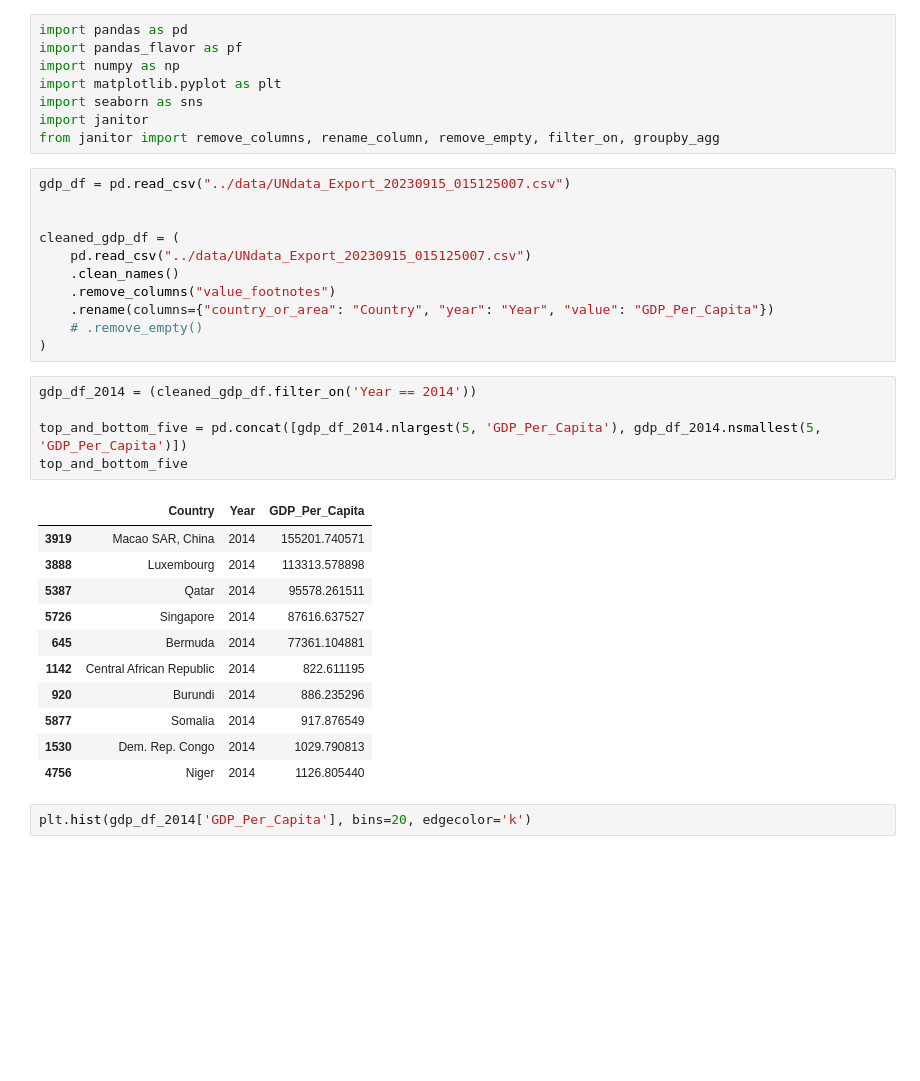
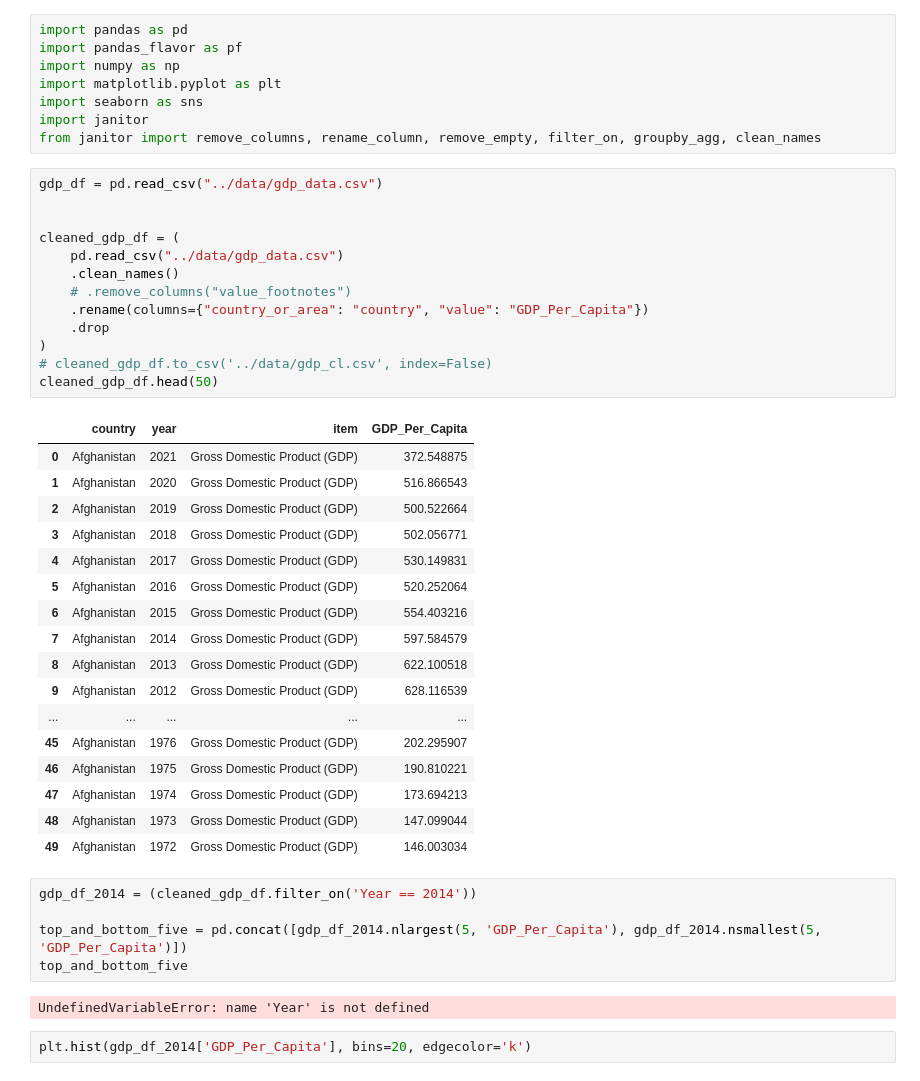
Before and after one commit to nss-data-science-cohort-7/un-exploration-shanks-t, a Jupyter notebook: notebooks/UN_Data_Exploration.ipynb, the cells around one changed output. Drawn from its saved outputs; the diff is of its cells as text; blank space fills up the shorter version.

```diff
--- a/notebooks/UN_Data_Exploration.ipynb
+++ b/notebooks/UN_Data_Exploration.ipynb
@@ -5,35 +5,45 @@ import numpy as np
 import matplotlib.pyplot as plt
 import seaborn as sns
 import janitor
-from janitor import remove_columns, rename_column, remove_empty, filter_on, groupby_agg
+from janitor import remove_columns, rename_column, remove_empty, filter_on, groupby_agg, clean_names
 # %%
-gdp_df = pd.read_csv("../data/UNdata_Export_20230915_015125007.csv")
+gdp_df = pd.read_csv("../data/gdp_data.csv")
 
 
 cleaned_gdp_df = (
-    pd.read_csv("../data/UNdata_Export_20230915_015125007.csv")
+    pd.read_csv("../data/gdp_data.csv")
     .clean_names()
-    .remove_columns("value_footnotes")
-    .rename(columns={"country_or_area": "Country", "year": "Year", "value": "GDP_Per_Capita"})
-    # .remove_empty()
+    # .remove_columns("value_footnotes")
+    .rename(columns={"country_or_area": "country", "value": "GDP_Per_Capita"})
+    .drop
 )
+# cleaned_gdp_df.to_csv('../data/gdp_cl.csv', index=False)
+cleaned_gdp_df.head(50)
+# %% [output]
+|  | country | year | item | GDP_Per_Capita |
+| 0 | Afghanistan | 2021 | Gross Domestic Product (GDP) | 372.548875 |
+| 1 | Afghanistan | 2020 | Gross Domestic Product (GDP) | 516.866543 |
+| 2 | Afghanistan | 2019 | Gross Domestic Product (GDP) | 500.522664 |
+| 3 | Afghanistan | 2018 | Gross Domestic Product (GDP) | 502.056771 |
+| 4 | Afghanistan | 2017 | Gross Domestic Product (GDP) | 530.149831 |
+| 5 | Afghanistan | 2016 | Gross Domestic Product (GDP) | 520.252064 |
+| 6 | Afghanistan | 2015 | Gross Domestic Product (GDP) | 554.403216 |
+| 7 | Afghanistan | 2014 | Gross Domestic Product (GDP) | 597.584579 |
+| 8 | Afghanistan | 2013 | Gross Domestic Product (GDP) | 622.100518 |
+| 9 | Afghanistan | 2012 | Gross Domestic Product (GDP) | 628.116539 |
+| ... | ... | ... | ... | ... |
+| 45 | Afghanistan | 1976 | Gross Domestic Product (GDP) | 202.295907 |
+| 46 | Afghanistan | 1975 | Gross Domestic Product (GDP) | 190.810221 |
+| 47 | Afghanistan | 1974 | Gross Domestic Product (GDP) | 173.694213 |
+| 48 | Afghanistan | 1973 | Gross Domestic Product (GDP) | 147.099044 |
+| 49 | Afghanistan | 1972 | Gross Domestic Product (GDP) | 146.003034 |
 # %%
 gdp_df_2014 = (cleaned_gdp_df.filter_on('Year == 2014'))
 
 top_and_bottom_five = pd.concat([gdp_df_2014.nlargest(5, 'GDP_Per_Capita'), gdp_df_2014.nsmallest(5, 'GDP_Per_Capita')])
 top_and_bottom_five
 # %% [output]
-|  | Country | Year | GDP_Per_Capita |
-| 3919 | Macao SAR, China | 2014 | 155201.740571 |
-| 3888 | Luxembourg | 2014 | 113313.578898 |
-| 5387 | Qatar | 2014 | 95578.261511 |
-| 5726 | Singapore | 2014 | 87616.637527 |
-| 645 | Bermuda | 2014 | 77361.104881 |
-| 1142 | Central African Republic | 2014 | 822.611195 |
-| 920 | Burundi | 2014 | 886.235296 |
-| 5877 | Somalia | 2014 | 917.876549 |
-| 1530 | Dem. Rep. Congo | 2014 | 1029.790813 |
-| 4756 | Niger | 2014 | 1126.805440 |
+UndefinedVariableError: name 'Year' is not defined
 # %%
 plt.hist(gdp_df_2014['GDP_Per_Capita'], bins=20, edgecolor='k')
 # %% [output]
```
Also changed, not shown: parts of 1 cell of this notebook, 13 other files.
